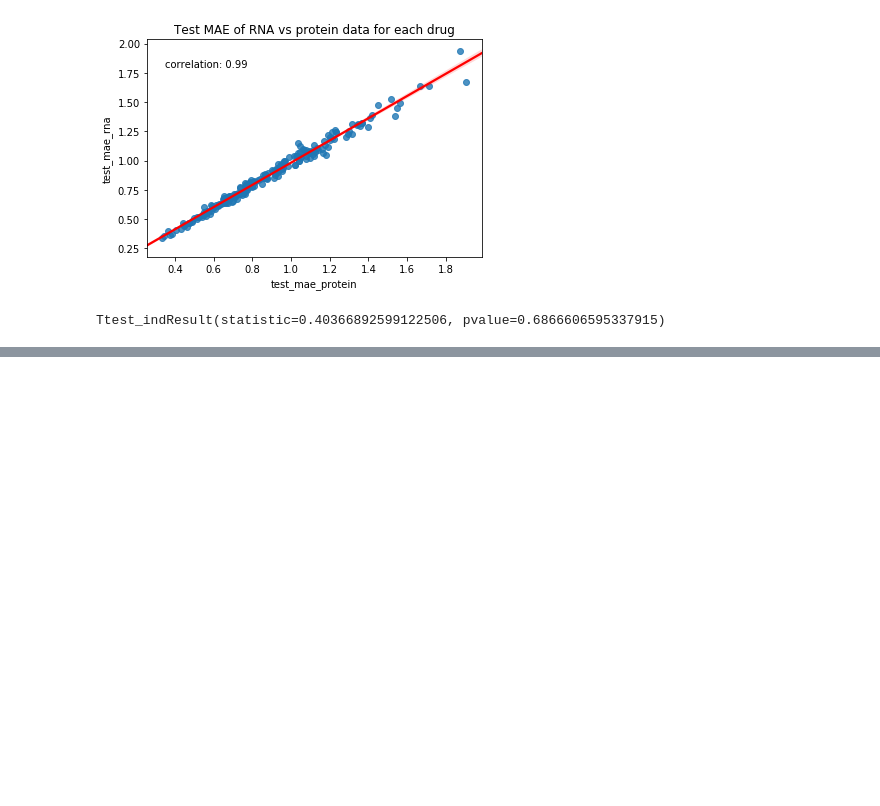
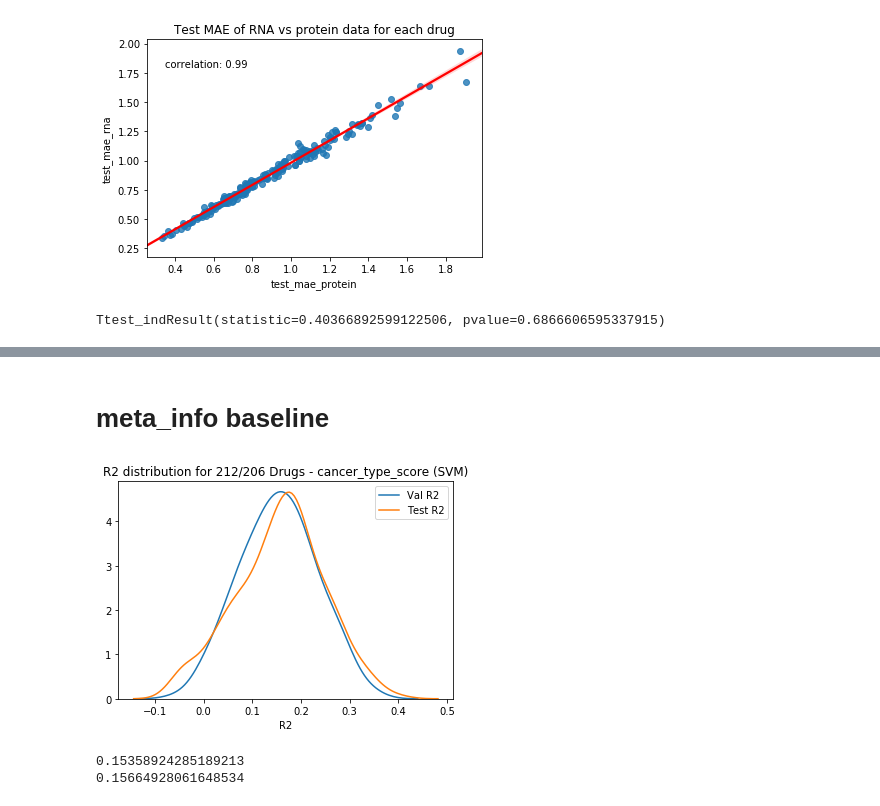
Before and after one commit to EmanuelGoncalves/cancer_proteomics, a Jupyter notebook: drug_response/notebooks/grid_search_analysis.ipynb, the cells around one changed output, grey strips where cells are left out. Drawn from its saved outputs; the diff is of its cells as text; code cells hidden in the pictures; blank space fills up the shorter version.

```diff
--- a/drug_response/notebooks/grid_search_analysis.ipynb
+++ b/drug_response/notebooks/grid_search_analysis.ipynb
@@ -312,0 +311,19 @@ Ttest_indResult(statistic=0.40366892599122506, pvalue=0.6866606595337915)
+# %% [markdown]
+# meta_info baseline
+# %%
+cancer_type_score = pd.read_csv("../work_dirs/meta_info/cancer_type/SVM/scores_202003141149.csv")
+
+sns.distplot(cancer_type_score['val_score'], hist=False, label='Val R2')
+sns.distplot(cancer_type_score['test_r2'], hist=False, label='Test R2')
+plt.legend()
+plt.title('R2 distribution for 212/206 Drugs - cancer_type_score (SVM)')
+plt.xlabel("R2")
+plt.show()
+# %% [output]
+[figure, added]
+# %%
+print(cancer_type_score['val_score'].mean())
+print(cancer_type_score['test_r2'].mean())
+# %% [output]
+0.15358924285189213
+0.15664928061648534
```
Also changed, not shown: parts of 26 cells of this notebook, 41 other files.
